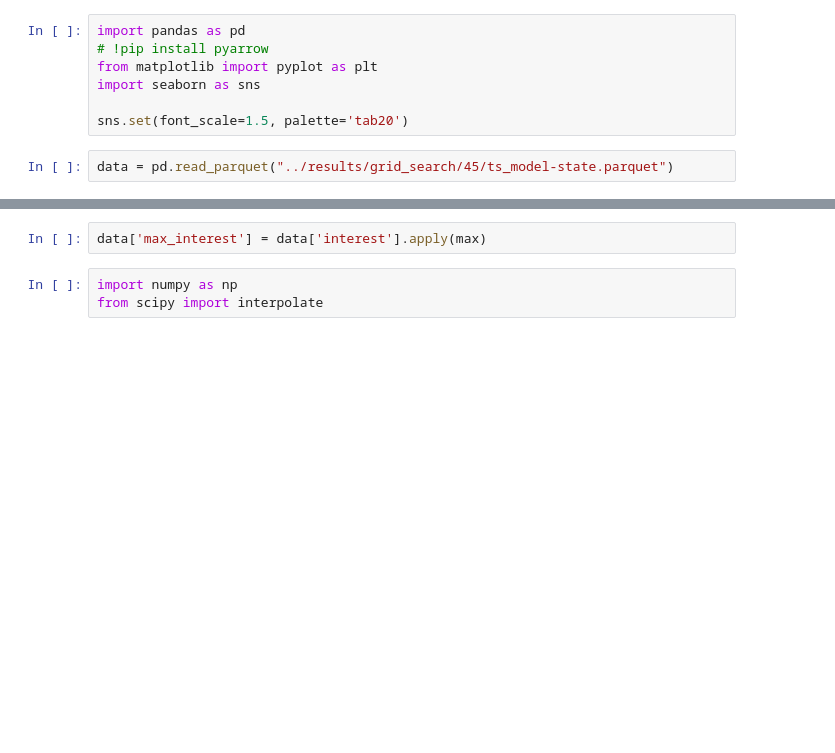
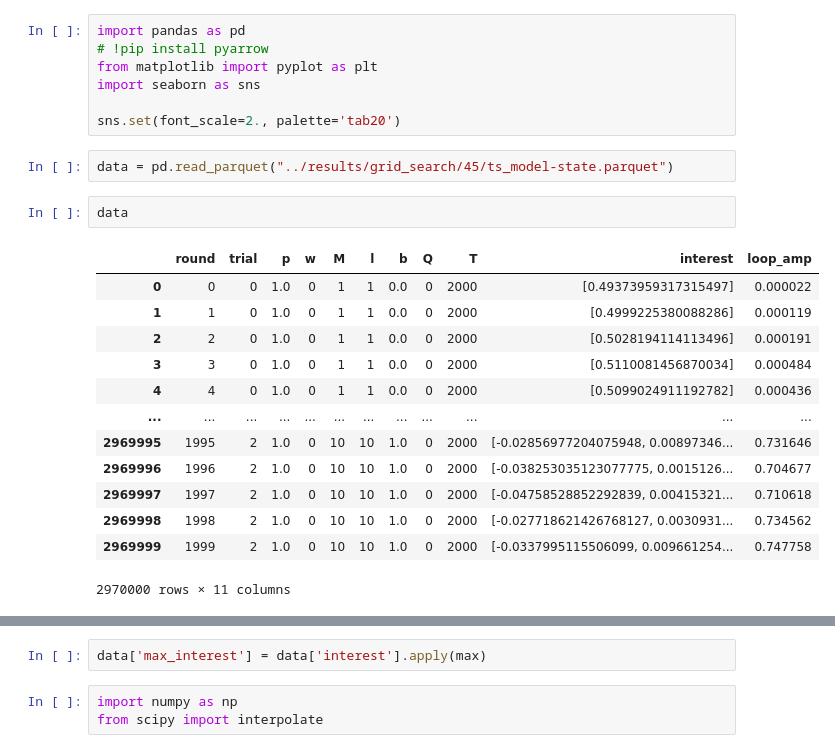
Before and after one commit to prog-autom/bandit-loops, a Jupyter notebook: notebooks/mldev_contour_plots.ipynb, the cells around one changed output, grey strips where cells are left out. Cells and saved outputs as stored; diff of their text form; blank space fills up the shorter version.

```diff
--- a/notebooks/mldev_contour_plots.ipynb
+++ b/notebooks/mldev_contour_plots.ipynb
@@ -4,6 +4,22 @@ import pandas as pd
 from matplotlib import pyplot as plt
 import seaborn as sns
 
-sns.set(font_scale=1.5, palette='tab20')
+sns.set(font_scale=2., palette='tab20')
 # %%
 data = pd.read_parquet("../results/grid_search/45/ts_model-state.parquet")
+# %%
+data
+# %% [output]
+|  | round | trial | p | w | M | l | b | Q | T | interest | loop_amp |
+| 0 | 0 | 0 | 1.0 | 0 | 1 | 1 | 0.0 | 0 | 2000 | [0.49373959317315497] | 0.000022 |
+| 1 | 1 | 0 | 1.0 | 0 | 1 | 1 | 0.0 | 0 | 2000 | [0.4999225380088286] | 0.000119 |
+| 2 | 2 | 0 | 1.0 | 0 | 1 | 1 | 0.0 | 0 | 2000 | [0.5028194114113496] | 0.000191 |
+| 3 | 3 | 0 | 1.0 | 0 | 1 | 1 | 0.0 | 0 | 2000 | [0.5110081456870034] | 0.000484 |
+| 4 | 4 | 0 | 1.0 | 0 | 1 | 1 | 0.0 | 0 | 2000 | [0.5099024911192782] | 0.000436 |
+| ... | ... | ... | ... | ... | ... | ... | ... | ... | ... | ... | ... |
+| 2969995 | 1995 | 2 | 1.0 | 0 | 10 | 10 | 1.0 | 0 | 2000 | [-0.02856977204075948, 0.00897346... | 0.731646 |
+| 2969996 | 1996 | 2 | 1.0 | 0 | 10 | 10 | 1.0 | 0 | 2000 | [-0.038253035123077775, 0.0015126... | 0.704677 |
+| 2969997 | 1997 | 2 | 1.0 | 0 | 10 | 10 | 1.0 | 0 | 2000 | [-0.04758528852292839, 0.00415321... | 0.710618 |
+| 2969998 | 1998 | 2 | 1.0 | 0 | 10 | 10 | 1.0 | 0 | 2000 | [-0.027718621426768127, 0.0030931... | 0.734562 |
+| 2969999 | 1999 | 2 | 1.0 | 0 | 10 | 10 | 1.0 | 0 | 2000 | [-0.0337995115506099, 0.009661254... | 0.747758 |
+2970000 rows × 11 columns
```
Also changed, not shown: parts of 6 cells of this notebook, 1 other file.
